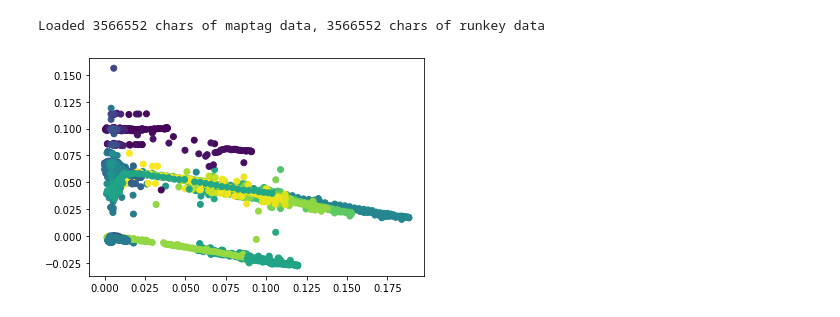
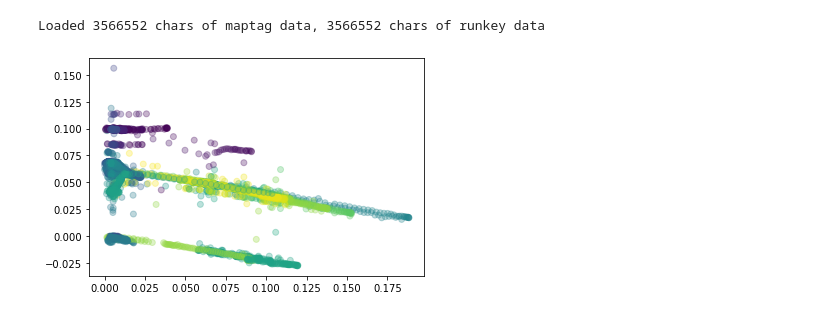
Before and after one commit to smalljustin/gigachad-analysis-workbook, a Jupyter notebook: gigachad-analysis-workbook.ipynb, the cells around one changed output. Cells and saved outputs as stored; diff of their text form; code cells hidden in the pictures.

```diff
--- a/gigachad-analysis-workbook.ipynb
+++ b/gigachad-analysis-workbook.ipynb
@@ -67,24 +71,24 @@ print(f"Loaded {len(maptag_data.text)} chars of maptag data, {len(runkey_data.te
 # %% [output]
 Loaded 3566552 chars of maptag data, 3566552 chars of runkey data
 # %%
-data = maptag_data
-# data = runkey_data
+# data = maptag_data
+data = runkey_data
 df = pd.json_normalize(data.json())
 # %%
 # Example: Graph of acceleration at different slide angles
 
 ## Preprocess:
 
 # Acceleration isn't natively provided - do .diff() for this and any other derivatives you want to calculate
 # You can do a rolling average, too, depending on usage
 df["acc"] = df["speed"].diff()
 
 ## Filter:
 
 df = df[abs(df["acc"]) < 0.5]
 
 ## Now scatter the data
-plt.scatter(x=df["slipDir"], y=df["acc"], c=df["speed"], alpha=1)
+plt.scatter(x=df["slipDir"], y=df["acc"], c=df["speed"], alpha=0.3)
 plt.show()
 # %% [output]
-[figure, old version]
+[figure, new version]
```
Also changed, not shown: parts of 2 cells of this notebook, 2 other files.
